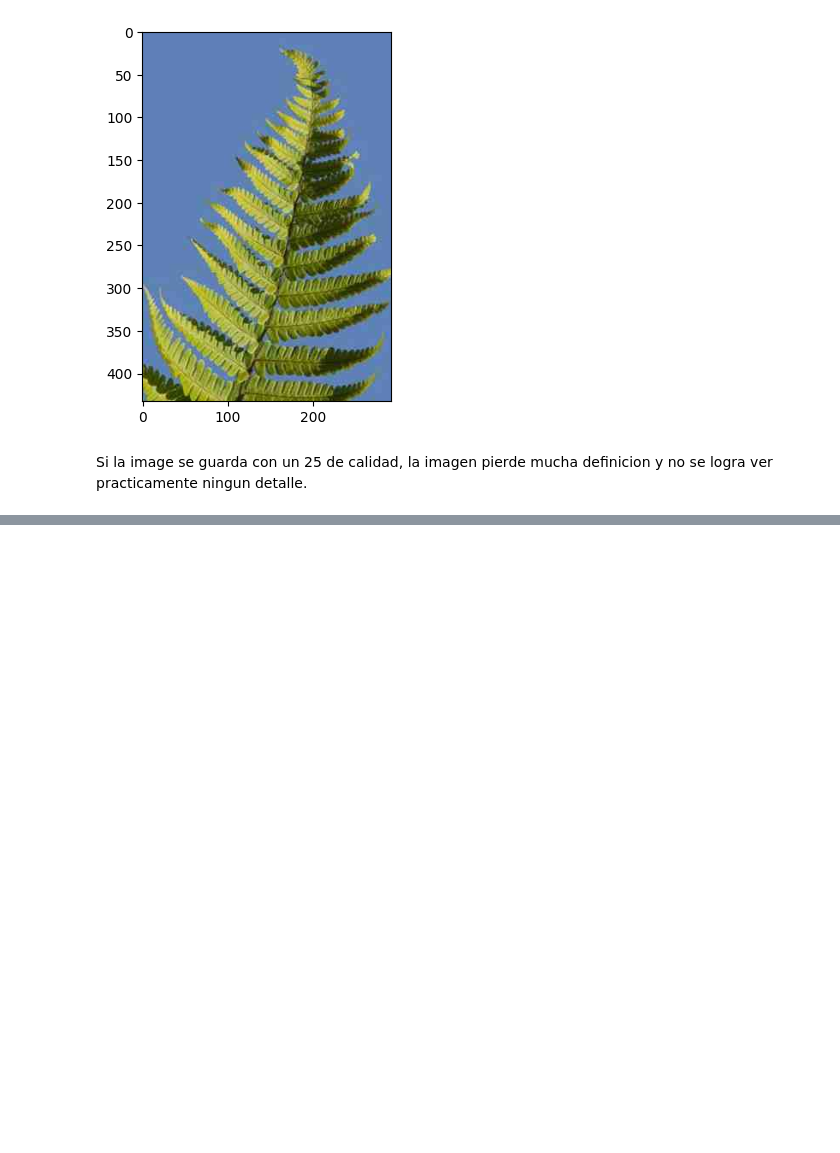
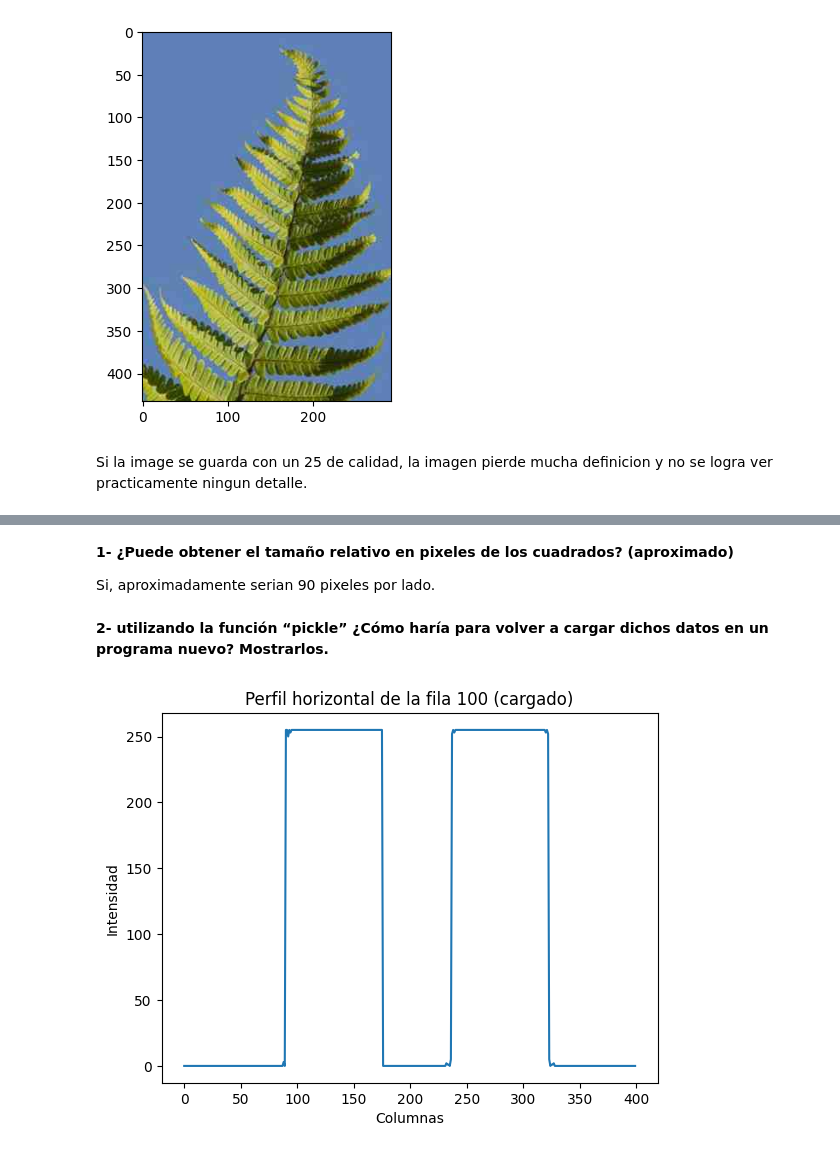
Before and after one commit to agusserraalh/TDI, a Jupyter notebook: guia1/Guia1.ipynb, the cells around one changed output, grey strips where cells are left out. Cells and saved outputs as stored; diff of their text form; code cells hidden in the pictures; blank space fills up the shorter version.

```diff
--- a/guia1/Guia1.ipynb
+++ b/guia1/Guia1.ipynb
@@ -200,0 +290,23 @@ Si la image se guarda con un 25 de calidad, la imagen pierde mucha definicion y
+# %% [markdown]
+**1- ¿Puede obtener el tamaño relativo en pixeles de los cuadrados? (aproximado)**
+
+Si, aproximadamente serian 90 pixeles por lado.
+# %% [markdown]
+**2- utilizando la función “pickle” ¿Cómo haría para volver a cargar dichos datos en un programa
+nuevo? Mostrarlos.**
+# %%
+import pickle
+import matplotlib.pyplot as plt
+
+# Cargar el perfil desde el archivo
+with open("profile_row_100.pkl", "rb") as f:
+    loaded_profile = pickle.load(f)
+
+# Mostrar el perfil cargado
+plt.plot(loaded_profile)
+plt.title('Perfil horizontal de la fila 100 (cargado)')
+plt.xlabel('Columnas')
+plt.ylabel('Intensidad')
+plt.show()
+# %% [output]
+[figure, added]
```
Also changed, not shown: parts of 29 cells of this notebook, 41 other files.
